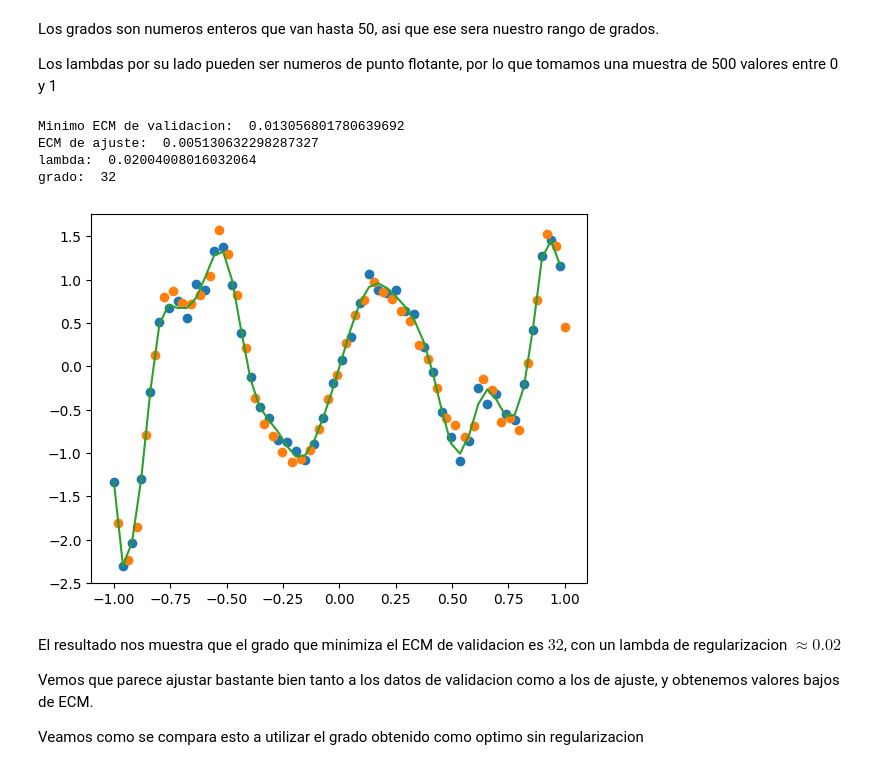
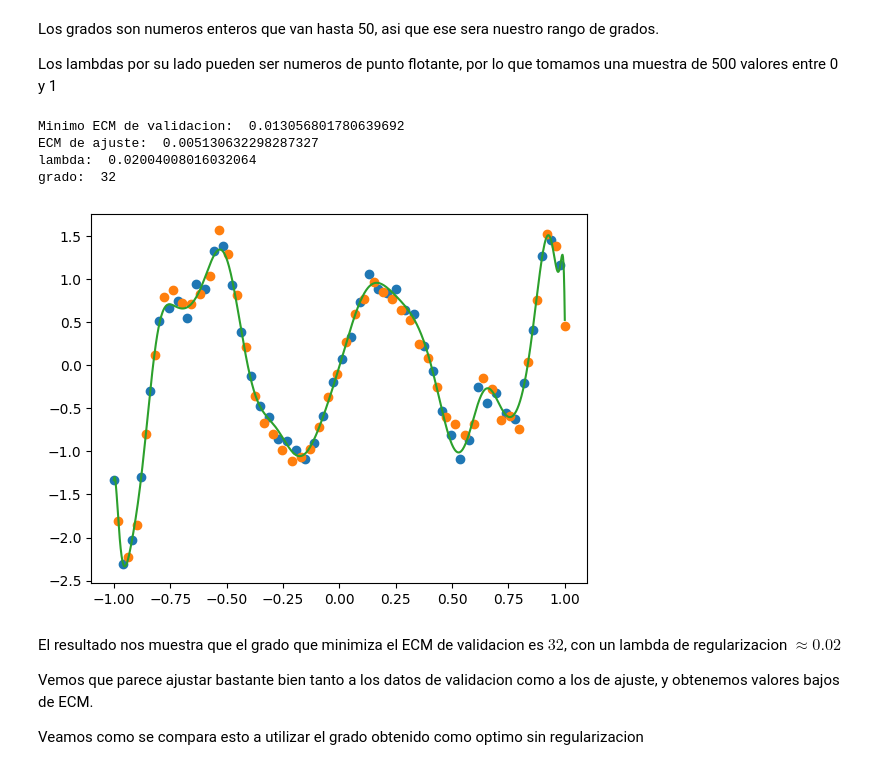
Before and after one commit to vRaphiel/Metodos-Numericos-TP3, a Jupyter notebook: algoritmos.ipynb, the cells around one changed output. Saved outputs shown, nothing was run; the diff lists cells and outputs as text; code cells hidden in the pictures.

```diff
--- a/algoritmos.ipynb
+++ b/algoritmos.ipynb
@@ -30,9 +30,13 @@ Definimos las funciones de ECM que nos permitiran medir el error entre los datos
 
 Ya que el algoritmo de cuadrados minimos nos devuelve el $\beta$ predecido, lo utilizamos para construir los $y$ predecidos al calcular el ECM utilizando regresion polinomial con polinomios de Legendre.
 # %%
+def predecir(beta_pred, Xs, grado):
+  X = np.polynomial.legendre.legvander(Xs, grado)
+
+  return (beta_pred.T@X.T).T
+
 def ECM(beta_pred, grado, Xs=X_val, ys=y_val):
-  X = np.polynomial.legendre.legvander(Xs, grado)
-  y_pred = (beta_pred.T@X.T).T
+  y_pred = predecir(beta_pred, Xs, grado)
 
   return np.mean((y_pred-ys)**2)
 
@@ -152,21 +156,24 @@ resultados, min_grado, min_lamb, min_ecm = minimizar_lambda_grado(rango_grados,
 # %%
 beta_pred, y_pred = cuadrados_minimos_svd_reg(X_ajuste, y_ajuste, min_grado, min_lamb)
 print('Minimo ECM de validacion: ', min_ecm)
 print('ECM de ajuste: ', ECM_ajuste(beta_pred, min_grado))
 print('lambda: ', min_lamb)
 print('grado: ', min_grado)
 
+curva_x = np.linspace(-1,1,1000)
+y_pred_curva = predecir(beta_pred, curva_x, min_grado)
+
 plt.plot(X_ajuste,y_ajuste,'o')
 plt.plot(X_val,y_val,'o')
-plt.plot(X_ajuste,y_pred,'-')
+plt.plot(curva_x,y_pred_curva,'-')
 
 plt.show()
 # %% [output]
 Minimo ECM de validacion:  0.013056801780639692
 ECM de ajuste:  0.005130632298287327
 lambda:  0.02004008016032064
 grado:  32
-[figure, old version]
+[figure, new version]
 # %% [markdown]
 El resultado nos muestra que el grado que minimiza el ECM de validacion es $32$, con un lambda de regularizacion $\approx 0.02$
 
```
Also changed, not shown: parts of 2 cells of this notebook, 2 other files.
